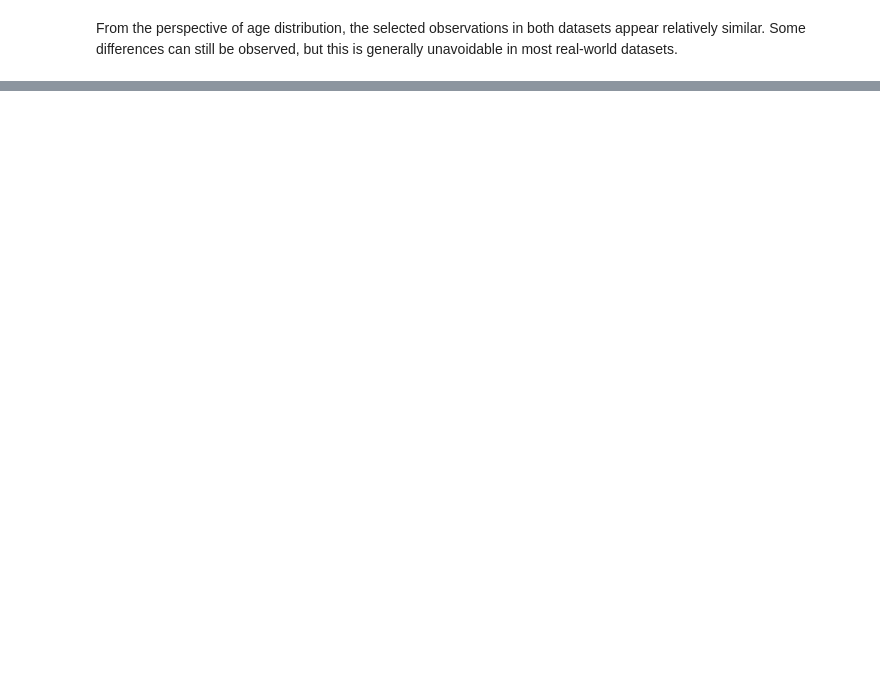
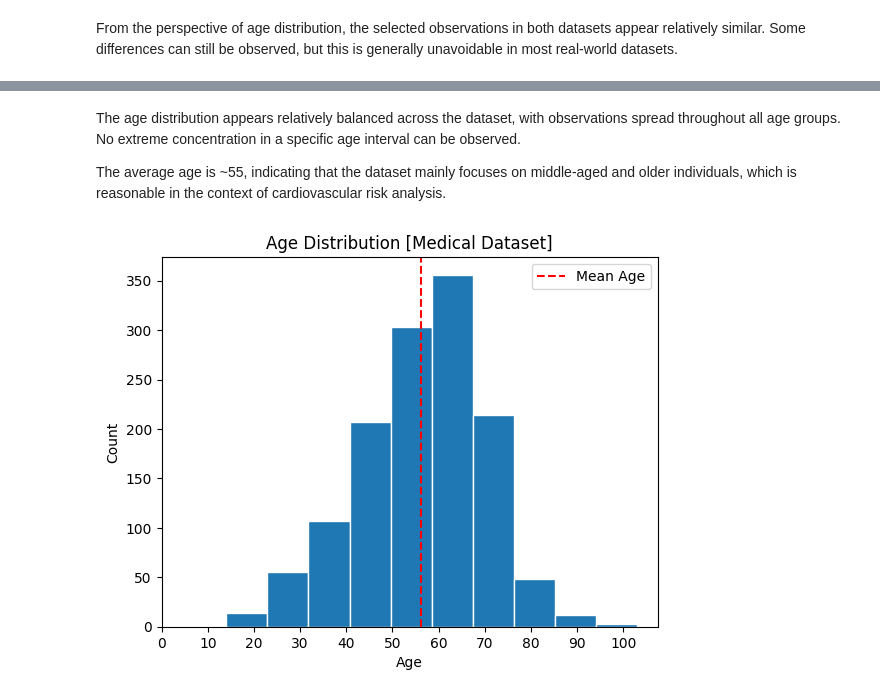
Before and after one commit to plamensve/ds_retake_exam_2026, a Jupyter notebook: notebooks/01_overview.ipynb, the cells around one changed output, grey strips where cells are left out. Cells and saved outputs as stored; diff of their text form; code cells hidden in the pictures; blank space fills up the shorter version.

```diff
--- a/notebooks/01_overview.ipynb
+++ b/notebooks/01_overview.ipynb
@@ -189,0 +249,23 @@ From the perspective of age distribution, the selected observations in both data
+# %% [markdown]
+The age distribution appears relatively balanced across the dataset, with observations spread throughout all age groups. No extreme concentration in a specific age interval can be observed.
+
+The average age is ~55, indicating that the dataset mainly focuses on middle-aged and older individuals, which is reasonable in the context of cardiovascular risk analysis.
+# %%
+plt.hist(md['age'], edgecolor='white', bins=10)
+
+mean_age = md['age'].mean()
+
+plt.axvline(mean_age, color='red', linestyle='--', label='Mean Age')
+
+plt.xlabel('Age')
+plt.ylabel('Count')
+
+plt.xticks(range(0, 101, 10))
+
+plt.title('Age Distribution [Medical Dataset]')
+
+plt.legend()
+
+plt.show()
+# %% [output]
+[figure, added]
```
Also changed, not shown: parts of 13 cells of this notebook.
